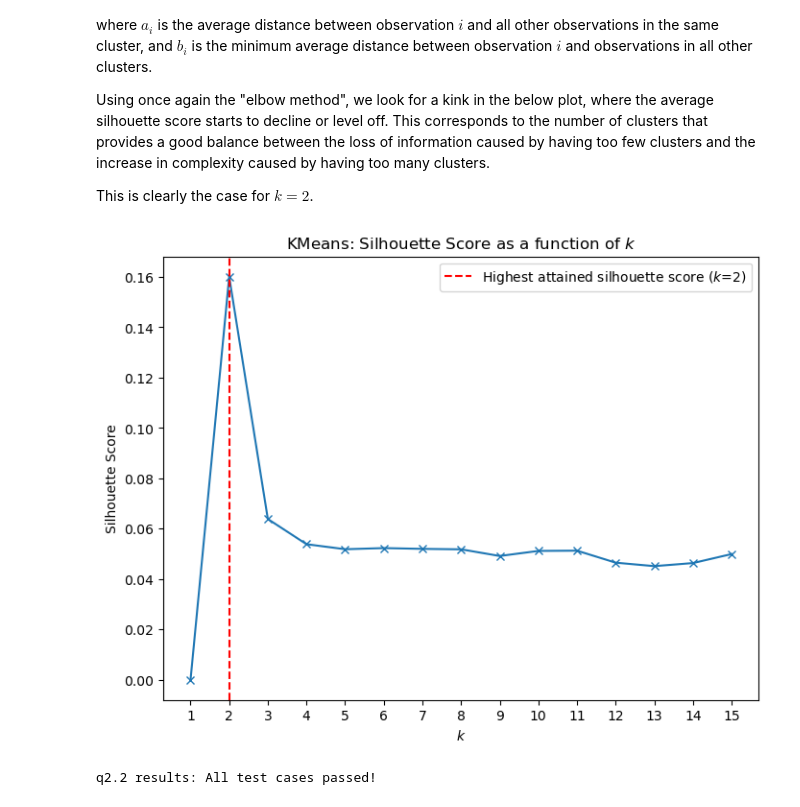
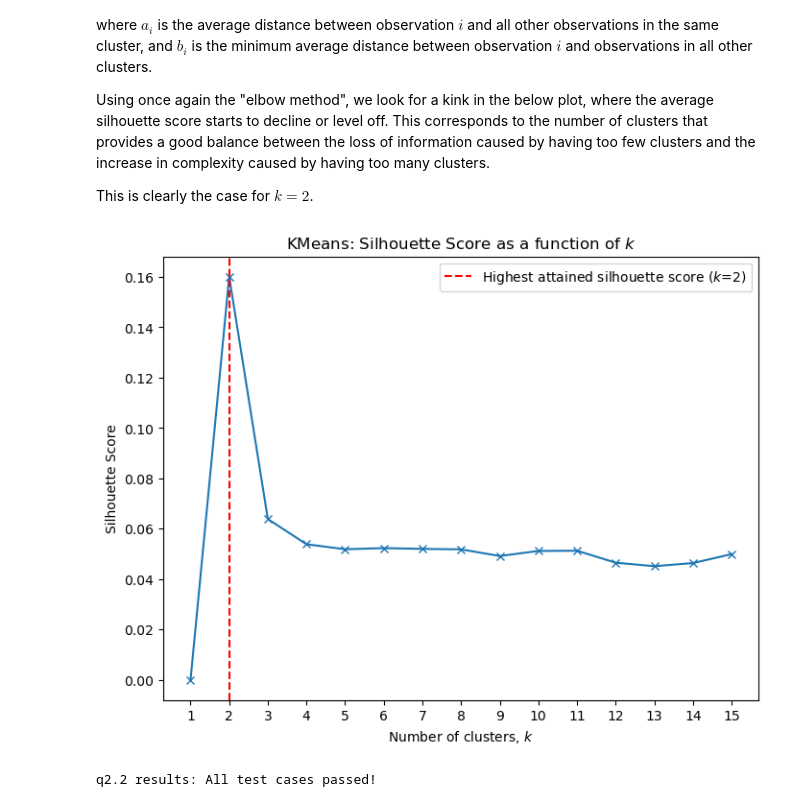
Before and after one commit to jamesliounis/Harvard-Deep-Learning, a Jupyter notebook: cs109b_hw1/cs109b_hw1.ipynb, the cells around one changed output. Saved outputs shown, nothing was run; the diff lists cells and outputs as text; code cells hidden in the pictures.

```diff
--- a/cs109b_hw1/cs109b_hw1.ipynb
+++ b/cs109b_hw1/cs109b_hw1.ipynb
@@ -353,35 +353,35 @@ This is clearly the case for $k=2$.
 # Initializing empty list to store silhouette scores
 sil_scores = []
 
 
 # Iterating through the previously trained models that are stored in a dictionary
 for model in model_dic.values():
 
     # We start by trying to append silhouette scores whenever possible
     try:
         sil_scores.append(silhouette_score(processed_sample, model.labels_))
     # In the event of ValueError, set silhouette score to 0 as per instructions
     except ValueError:
         sil_scores.append(0)
 
 # Plot
 
 # Setting figure size
 plt.figure(figsize=(8, 6))
 # Plot silhouette scores as a function of number of clusters
 plt.plot(ks, sil_scores, 'x-')
 
 # Evidencing highest silhouette score, marking it clearly on plot
 max_silhouette_score = ks[np.argmax(sil_scores)]
 plt.axvline(ks[np.argmax(sil_scores)], c='r', ls='--',
             label=f"Highest attained silhouette score ($k$={max_silhouette_score})")
 plt.xticks(ks);
-plt.xlabel('$k$')
+plt.xlabel('Number of clusters, $k$')
 plt.ylabel('Silhouette Score')
 plt.title('KMeans: Silhouette Score as a function of $k$')
 plt.legend();
 # %% [output]
-[figure, old version]
+[figure, new version]
 # %%
 grader.check("q2.2")
 # %% [output]
```
Also changed, not shown: parts of 10 cells of this notebook, 2 other files.
